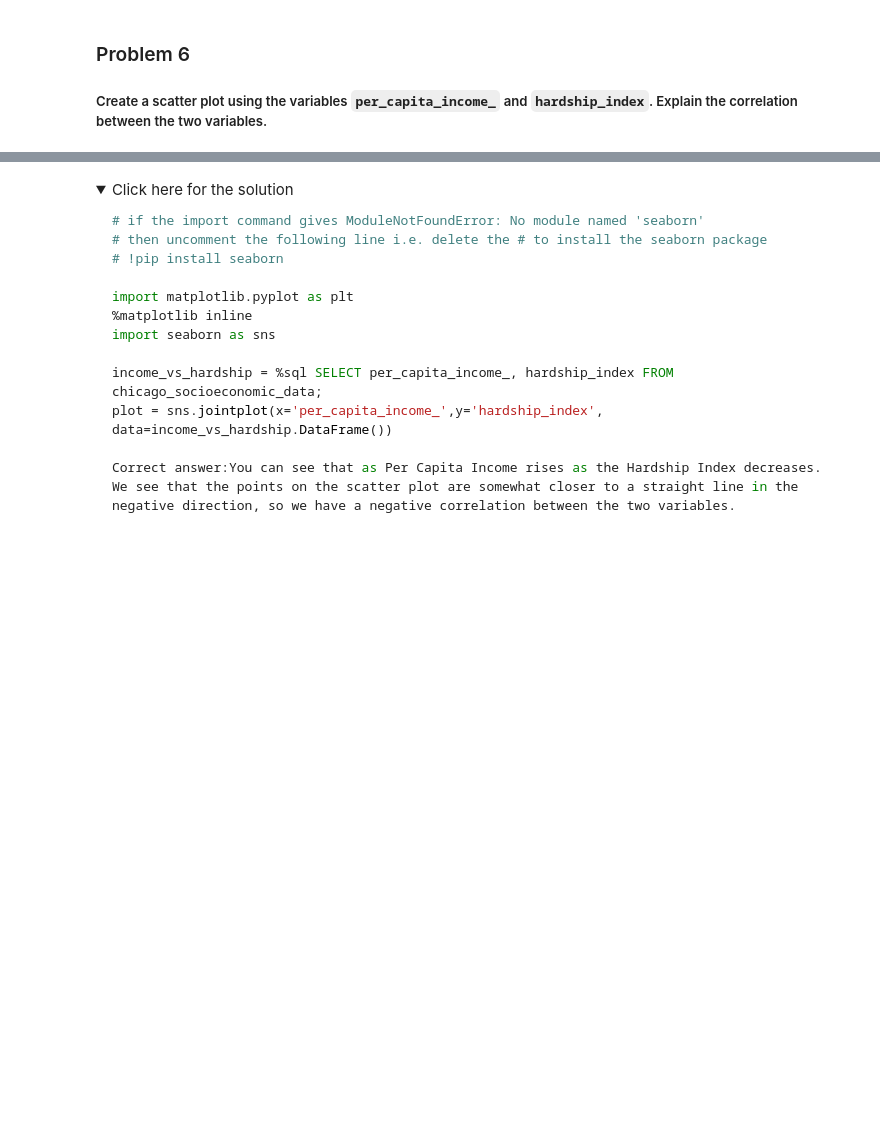
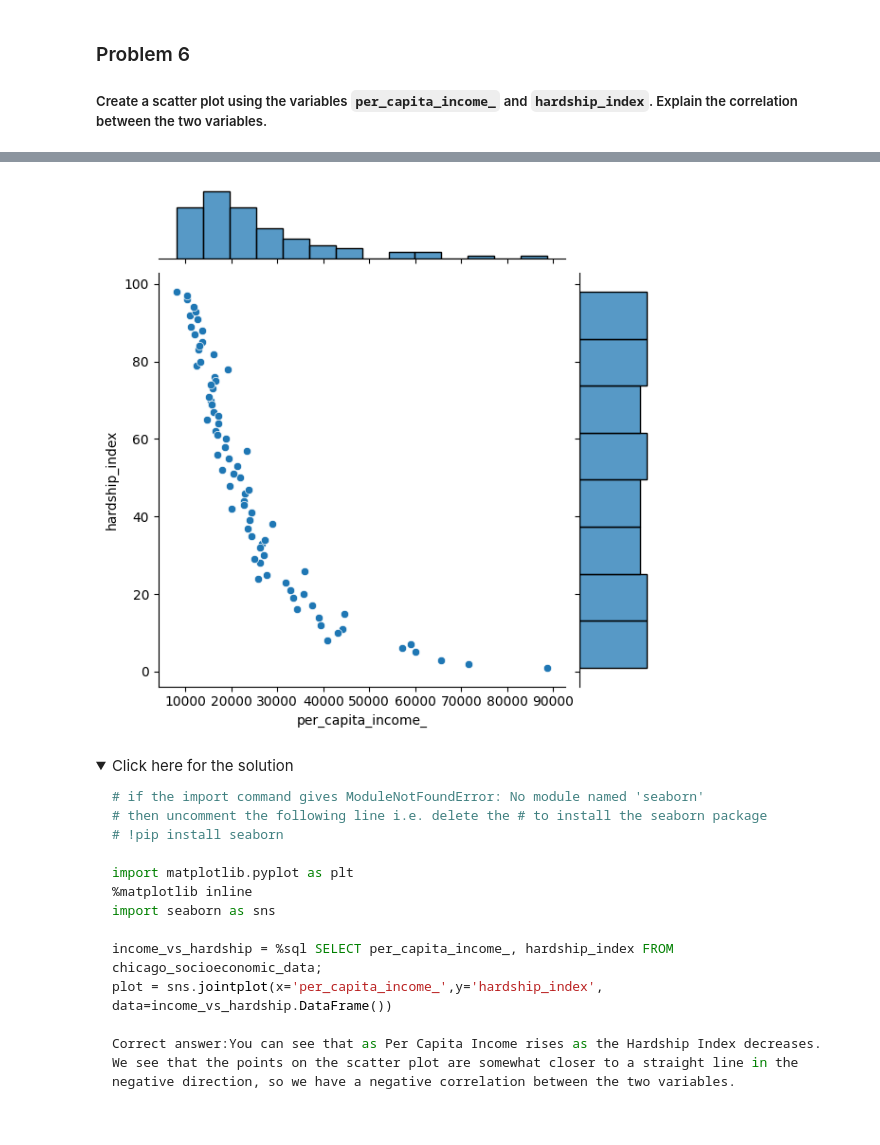
Before and after one commit to gmalagonv/IBM_cert, a Jupyter notebook: SQL/M4/DB0201EN-Week3-1-4-Analyzing_SQLite.ipynb, the cells around one changed output, grey strips where cells are left out. Cells and saved outputs as stored; diff of their text form; code cells hidden in the pictures; folded sections open; blank space fills up the shorter version.

```diff
--- a/SQL/M4/DB0201EN-Week3-1-4-Analyzing_SQLite.ipynb
+++ b/SQL/M4/DB0201EN-Week3-1-4-Analyzing_SQLite.ipynb
@@ -169,3 +225,10 @@ Correct answer:Lake View,Lincoln Park, Near North Side, Loop
+# %%
+%matplotlib inline
+import seaborn
+
+plot = seaborn.jointplot(x='per_capita_income_',y='hardship_index', data=df)
+# %% [output]
+[figure, added]
 # %% [markdown]
 <details><summary>Click here for the solution</summary>
 
```
Also changed, not shown: parts of 8 cells of this notebook, 1 other file.
